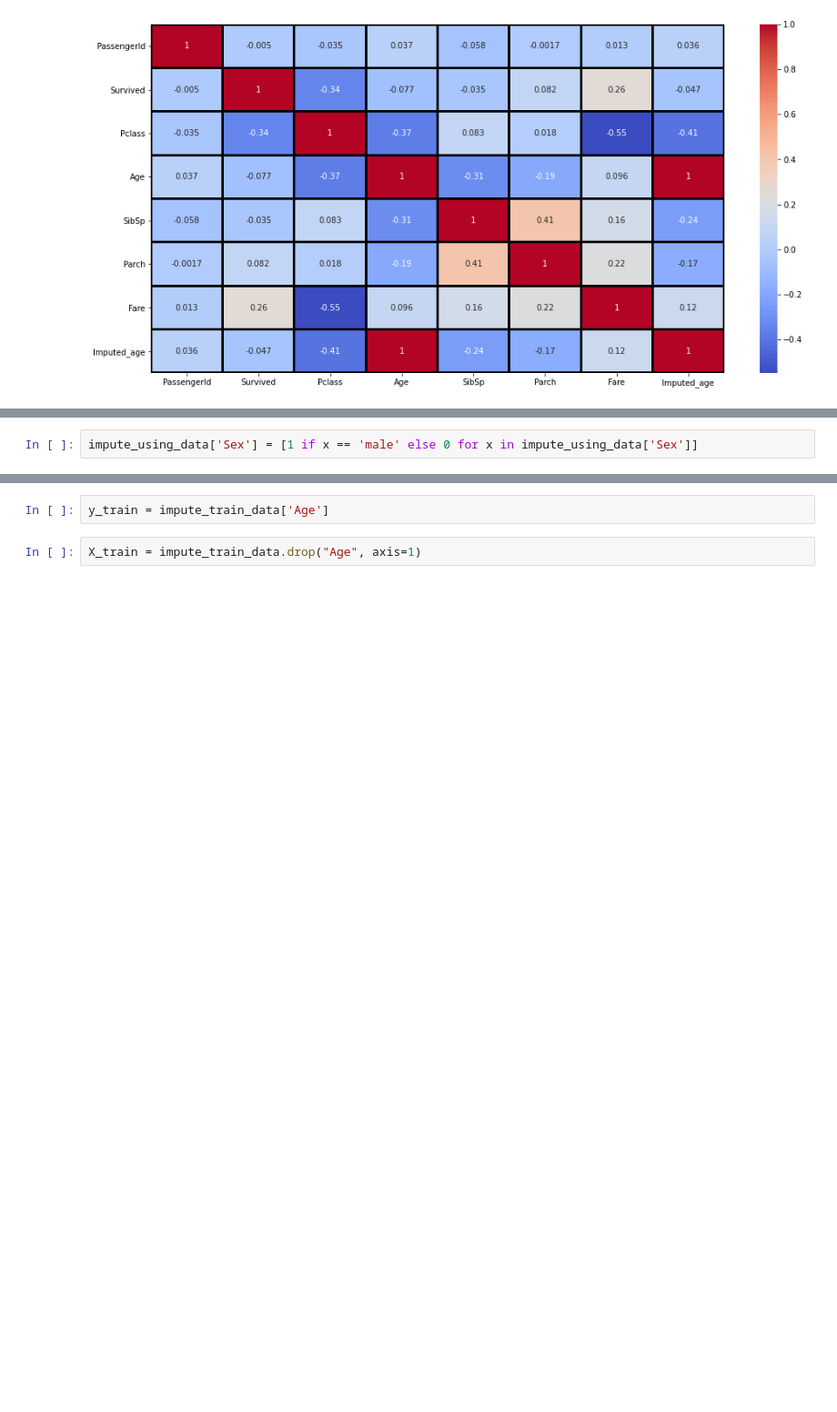
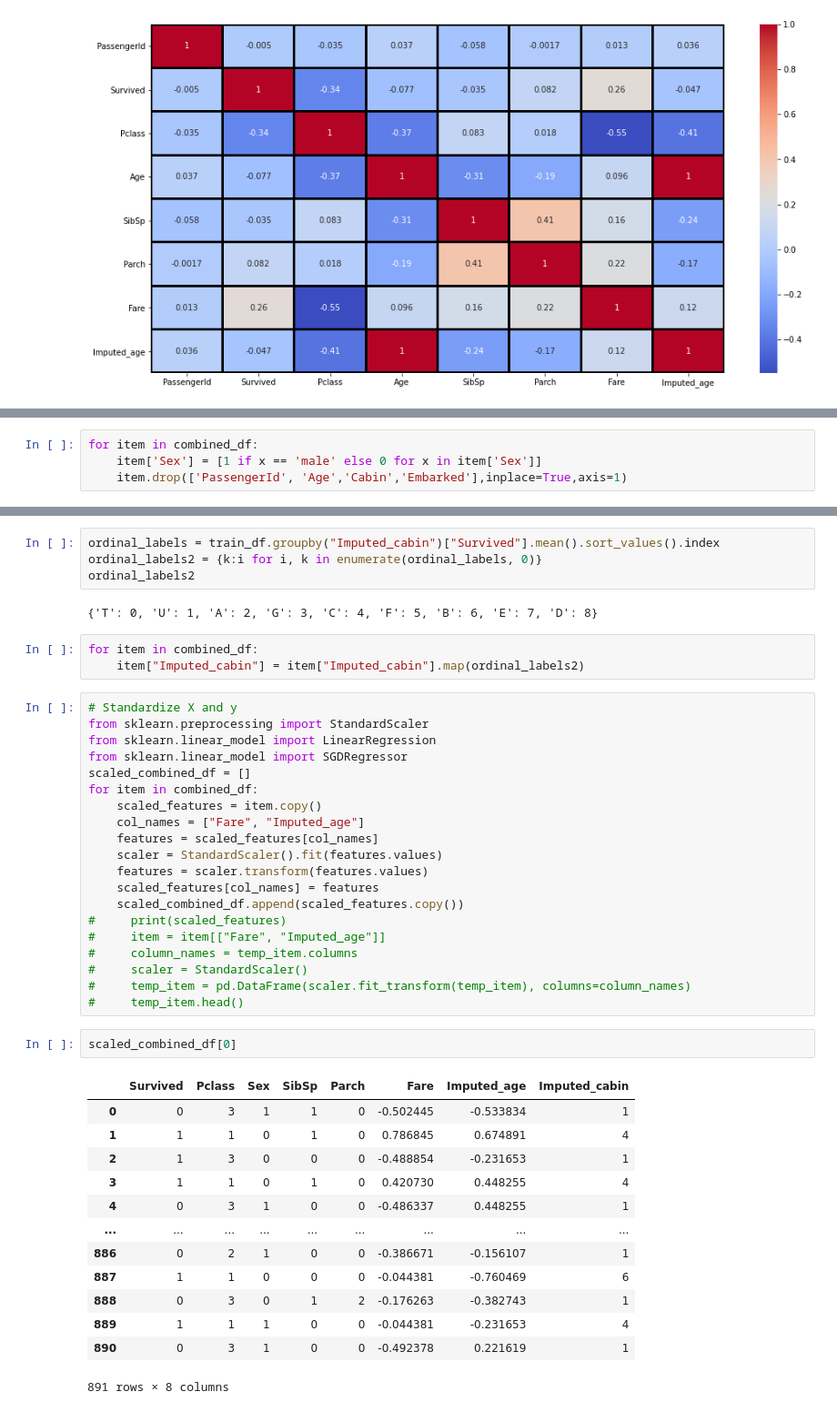
Before and after one commit to jsanjay63/sss_ds, a Jupyter notebook: Kaggle/Titanic/Titanic.ipynb, the cells around one changed output, grey strips where cells are left out. Shown at 91% size. Drawn from its saved outputs; the diff is of its cells as text; blank space fills up the shorter version.

```diff
--- a/Kaggle/Titanic/Titanic.ipynb
+++ b/Kaggle/Titanic/Titanic.ipynb
@@ -463,2 +483,4 @@ impute_using_data = train_df.copy(deep=True)
 # %%
-impute_using_data['Sex'] = [1 if x == 'male' else 0 for x in impute_using_data['Sex']]
+for item in combined_df:
+    item['Sex'] = [1 if x == 'male' else 0 for x in item['Sex']]
+    item.drop(['PassengerId', 'Age','Cabin','Embarked'],inplace=True,axis=1)
@@ -533,4 +487,45 @@ impute_train_data
-# %%
-y_train = impute_train_data['Age']
-# %%
-X_train = impute_train_data.drop("Age", axis=1)
+# %%
+ordinal_labels = train_df.groupby("Imputed_cabin")["Survived"].mean().sort_values().index
+ordinal_labels2 = {k:i for i, k in enumerate(ordinal_labels, 0)}
+ordinal_labels2
+# %% [output]
+{'T': 0, 'U': 1, 'A': 2, 'G': 3, 'C': 4, 'F': 5, 'B': 6, 'E': 7, 'D': 8}
+# %%
+for item in combined_df:
+    item["Imputed_cabin"] = item["Imputed_cabin"].map(ordinal_labels2)
+# %%
+# Standardize X and y
+from sklearn.preprocessing import StandardScaler
+from sklearn.linear_model import LinearRegression
+from sklearn.linear_model import SGDRegressor
+scaled_combined_df = []
+for item in combined_df:
+    scaled_features = item.copy()
+    col_names = ["Fare", "Imputed_age"]
+    features = scaled_features[col_names]
+    scaler = StandardScaler().fit(features.values)
+    features = scaler.transform(features.values)
+    scaled_features[col_names] = features
+    scaled_combined_df.append(scaled_features.copy())
+#     print(scaled_features)
+#     item = item[["Fare", "Imputed_age"]]
+#     column_names = temp_item.columns
+#     scaler = StandardScaler()
+#     temp_item = pd.DataFrame(scaler.fit_transform(temp_item), columns=column_names)
+#     temp_item.head()
+# %%
+scaled_combined_df[0]
+# %% [output]
+|  | Survived | Pclass | Sex | SibSp | Parch | Fare | Imputed_age | Imputed_cabin |
+| 0 | 0 | 3 | 1 | 1 | 0 | -0.502445 | -0.533834 | 1 |
+| 1 | 1 | 1 | 0 | 1 | 0 | 0.786845 | 0.674891 | 4 |
+| 2 | 1 | 3 | 0 | 0 | 0 | -0.488854 | -0.231653 | 1 |
+| 3 | 1 | 1 | 0 | 1 | 0 | 0.420730 | 0.448255 | 4 |
+| 4 | 0 | 3 | 1 | 0 | 0 | -0.486337 | 0.448255 | 1 |
+| ... | ... | ... | ... | ... | ... | ... | ... | ... |
+| 886 | 0 | 2 | 1 | 0 | 0 | -0.386671 | -0.156107 | 1 |
+| 887 | 1 | 1 | 0 | 0 | 0 | -0.044381 | -0.760469 | 6 |
+| 888 | 0 | 3 | 0 | 1 | 2 | -0.176263 | -0.382743 | 1 |
+| 889 | 1 | 1 | 1 | 0 | 0 | -0.044381 | -0.231653 | 4 |
+| 890 | 0 | 3 | 1 | 0 | 0 | -0.492378 | 0.221619 | 1 |
+891 rows × 8 columns
```
Also changed, not shown: parts of 109 cells of this notebook.
